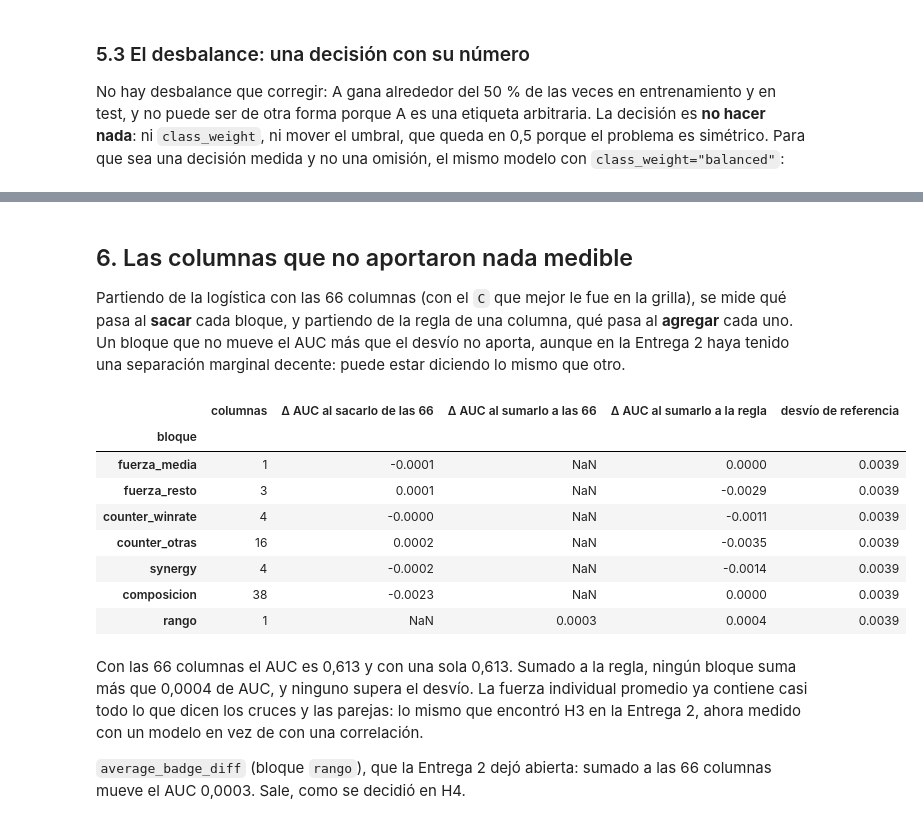
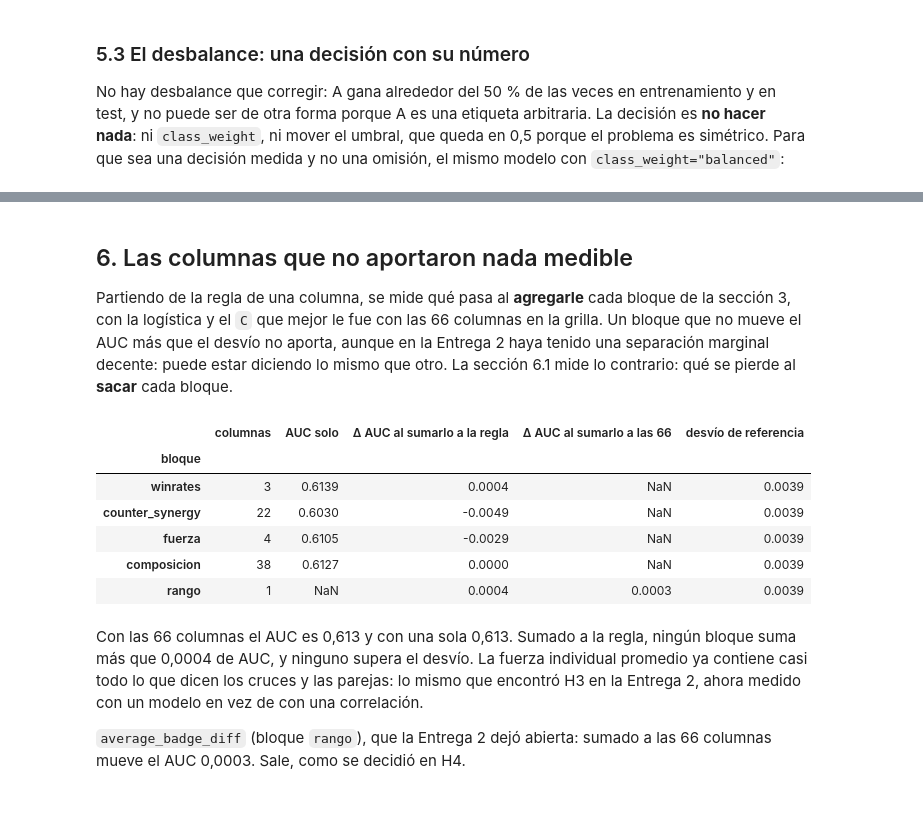
Before and after one commit to EmiJordan11/Deadlock-match-predictor, a Jupyter notebook: notebooks/entrega3_modelado_v2_correcciones.ipynb, the cells around one changed output, grey strips where cells are left out. Drawn from its saved outputs; the diff is of its cells as text; code cells hidden in the pictures.

```diff
--- a/notebooks/entrega3_modelado_v2_correcciones.ipynb
+++ b/notebooks/entrega3_modelado_v2_correcciones.ipynb
@@ -229,7 +249,7 @@ class ElegirColumnas(BaseEstimator, TransformerMixin):
 
     def fit(self, X, y=None):
         self.feature_names_in_ = np.asarray(X.columns)
-        self.columnas_ = list(dict.fromkeys(col for b in self.bloques for col in BLOQUES[b]))   # sin repetir si dos bloques comparten una
+        self.columnas_ = columnas_de(self.bloques)
         return self
 
     def transform(self, X):
@@ -281,8 +301,8 @@ from sklearn.tree import DecisionTreeClassifier
 from sklearn.ensemble import RandomForestClassifier, HistGradientBoostingClassifier
 
 modelos = {
-    "piso (dummy)":        armar(DummyClassifier(strategy="most_frequent"), ("fuerza_media",)),
-    "regla: una columna":  armar(LogisticRegression(), ("fuerza_media",)),
+    "piso (dummy)":        armar(DummyClassifier(strategy="most_frequent"), UNA),
+    "regla: una columna":  armar(LogisticRegression(), UNA),
     "regresión logística": armar(LogisticRegression(max_iter=5000)),
     "árbol de decisión":   armar(DecisionTreeClassifier(random_state=SEMILLA)),
     "random forest":       armar(RandomForestClassifier(n_estimators=200, n_jobs=1, random_state=SEMILLA)),
@@ -358,7 +378,7 @@ from sklearn.model_selection import GridSearchCV
 
 grillas = {
     "regresión logística": (armar(LogisticRegression(max_iter=5000)),
-                            {"elegir__bloques": [("fuerza_media",), VENTAJAS, ("composicion",), TODAS],
+                            {"elegir__bloques": [UNA] + [(b,) for b in ORDEN] + [TODAS],
                              "modelo__C": [0.001, 0.01, 0.1, 1, 10]}),
     "árbol de decisión":   (armar(DecisionTreeClassifier(random_state=SEMILLA)),
                             {"modelo__max_depth": [3, 6, 10], "modelo__min_samples_leaf": [20, 100, 500]}),
@@ -465,7 +485,7 @@ La regla, escrita antes de mirar el resultado:
 # %%
 lr = busquedas["regresión logística"]
 r = pd.DataFrame(lr.cv_results_)
-r["n_columnas"] = r["param_elegir__bloques"].map(lambda b: sum(len(BLOQUES[x]) for x in b))
+r["n_columnas"] = r["param_elegir__bloques"].map(lambda b: len(columnas_de(b)))
 mejor_lr = r.loc[lr.best_index_]
 dentro = r[r["mean_test_auc"] >= mejor_lr["mean_test_auc"] - mejor_lr["std_test_auc"]]
 elegida = dentro.sort_values(["n_columnas", "param_modelo__C"]).iloc[0]
@@ -522,36 +542,32 @@ dtype: float64
 # %% [markdown]
 ## 6. Las columnas que no aportaron nada medible
 
-Partiendo de la logística con las 66 columnas (con el `C` que mejor le fue en la grilla), se mide qué pasa al **sacar** cada bloque, y partiendo de la regla de una columna, qué pasa al **agregar** cada uno. Un bloque que no mueve el AUC más que el desvío no aporta, aunque en la Entrega 2 haya tenido una separación marginal decente: puede estar diciendo lo mismo que otro.
+Partiendo de la regla de una columna, se mide qué pasa al **agregarle** cada bloque de la sección 3, con la logística y el `C` que mejor le fue con las 66 columnas en la grilla. Un bloque que no mueve el AUC más que el desvío no aporta, aunque en la Entrega 2 haya tenido una separación marginal decente: puede estar diciendo lo mismo que otro. La sección 6.1 mide lo contrario: qué se pierde al **sacar** cada bloque.
 # %%
 # el C con el que mejor le fue a la logística con las 66 columnas en la grilla de la sección 5
 C_ref = r[r["param_elegir__bloques"] == TODAS].sort_values("mean_test_auc").iloc[-1]["param_modelo__C"]
 
 def auc_de(bloques):
     return medir(armar(LogisticRegression(max_iter=5000, C=C_ref), bloques))
 
 con_todas = auc_de(TODAS)
-regla_sola = auc_de(("fuerza_media",))
+regla_sola = auc_de(UNA)
 filas = []
-for b in TODAS + ("rango",):
-    sin = auc_de(tuple(x for x in TODAS if x != b)) if b in TODAS else None
+for b in ORDEN + ("rango",):
     con = auc_de(TODAS + (b,)) if b == "rango" else None
-    sumado = auc_de(("fuerza_media", b)) if b != "fuerza_media" else regla_sola
     filas.append({"bloque": b, "columnas": len(BLOQUES[b]),
-                  "Δ AUC al sacarlo de las 66": (sin["AUC"] - con_todas["AUC"]) if sin else np.nan,
+                  "AUC solo": auc_de((b,))["AUC"] if b != "rango" else np.nan,
+                  "Δ AUC al sumarlo a la regla": auc_de(UNA + (b,))["AUC"] - regla_sola["AUC"],
                   "Δ AUC al sumarlo a las 66": (con["AUC"] - con_todas["AUC"]) if con else np.nan,
-                  "Δ AUC al sumarlo a la regla": sumado["AUC"] - regla_sola["AUC"],
                   "desvío de referencia": con_todas["desvío AUC"]})
 bloques_probados = pd.DataFrame(filas).set_index("bloque")
 bloques_probados.round(4)
 # %% [output]
-|  | columnas | Δ AUC al sacarlo de las 66 | Δ AUC al sumarlo a las 66 | Δ AUC al sumarlo a la regla | desvío de referencia |
+|  | columnas | AUC solo | Δ AUC al sumarlo a la regla | Δ AUC al sumarlo a las 66 | desvío de referencia |
 | bloque |  |  |  |  |  |
-| fuerza_media | 1 | -0.0001 | NaN | 0.0000 | 0.0039 |
-| fuerza_resto | 3 | 0.0001 | NaN | -0.0029 | 0.0039 |
-| counter_winrate | 4 | -0.0000 | NaN | -0.0011 | 0.0039 |
-| counter_otras | 16 | 0.0002 | NaN | -0.0035 | 0.0039 |
-| synergy | 4 | -0.0002 | NaN | -0.0014 | 0.0039 |
-| composicion | 38 | -0.0023 | NaN | 0.0000 | 0.0039 |
-| rango | 1 | NaN | 0.0003 | 0.0004 | 0.0039 |
+| winrates | 3 | 0.6139 | 0.0004 | NaN | 0.0039 |
+| counter_synergy | 22 | 0.6030 | -0.0049 | NaN | 0.0039 |
+| fuerza | 4 | 0.6105 | -0.0029 | NaN | 0.0039 |
+| composicion | 38 | 0.6127 | 0.0000 | NaN | 0.0039 |
+| rango | 1 | NaN | 0.0004 | 0.0003 | 0.0039 |
 # %%
```
Also changed, not shown: parts of 31 cells of this notebook, 1 other file.
